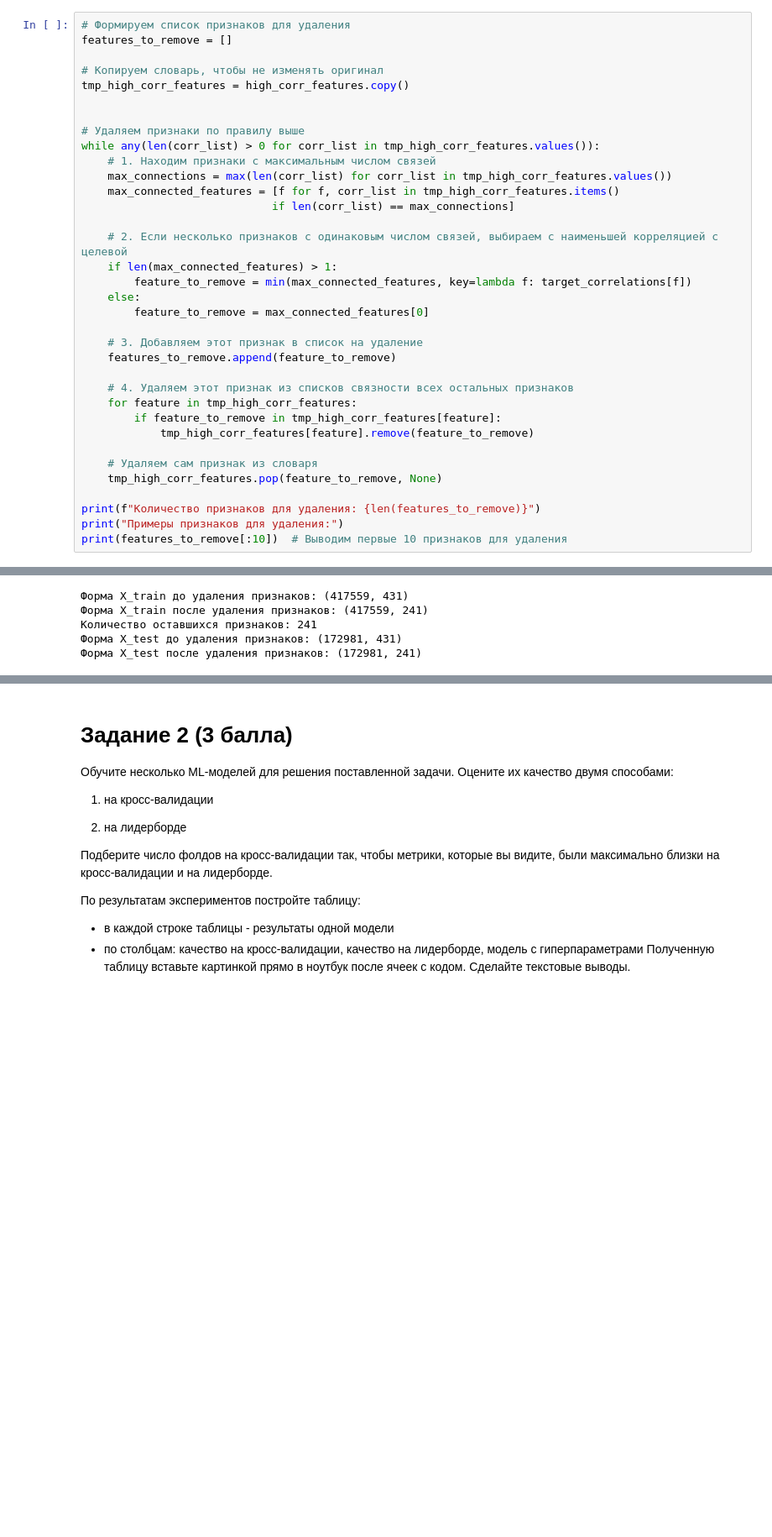
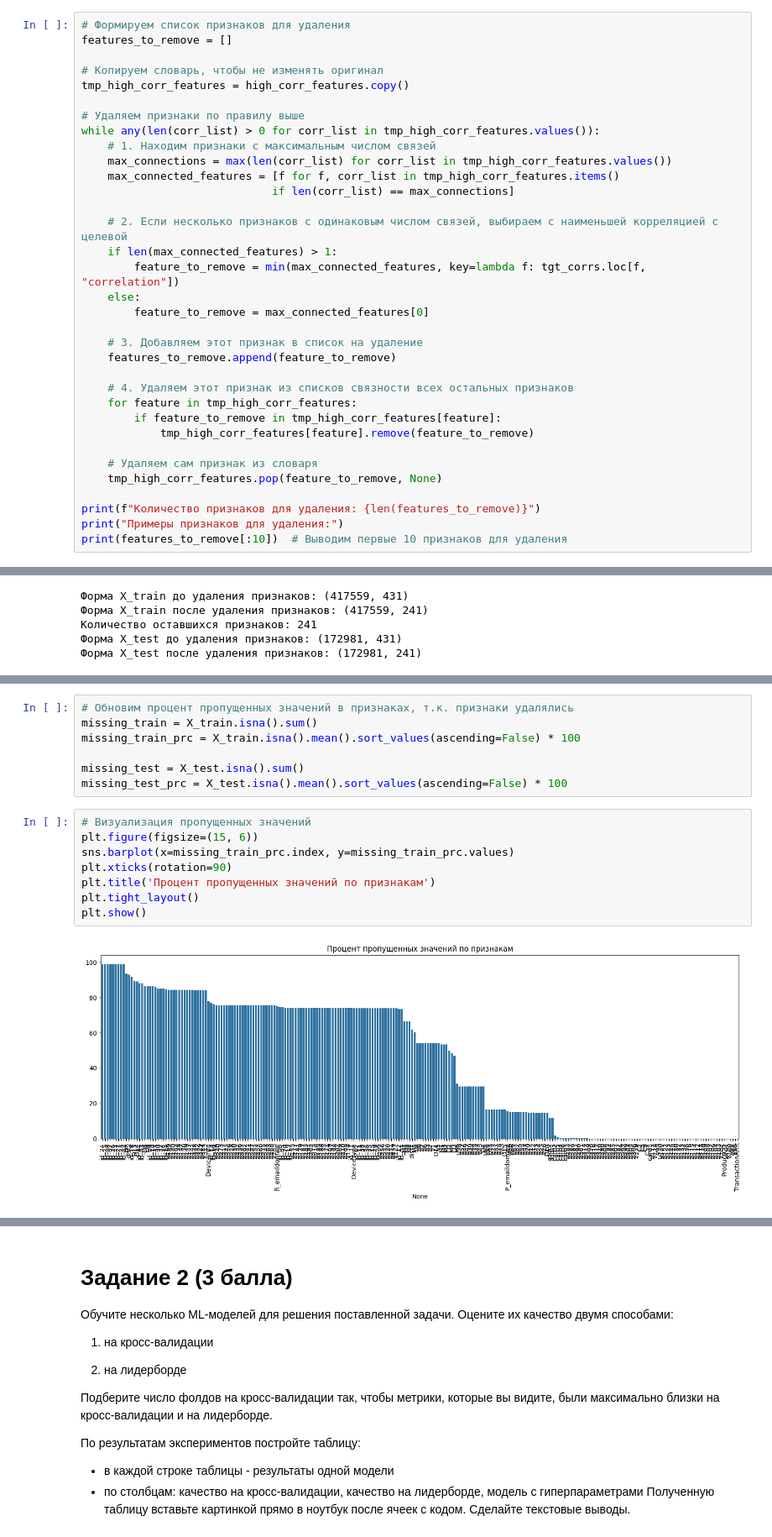
Before and after one commit to psaw/hse-ai24-ml, a Jupyter notebook: hw-7/ML_AI24_HT7.ipynb, the cells around one changed output, grey strips where cells are left out. Shown at 84% size. Saved outputs shown, nothing was run; the diff lists cells and outputs as text; blank space fills up the shorter version.

```diff
--- a/hw-7/ML_AI24_HT7.ipynb
+++ b/hw-7/ML_AI24_HT7.ipynb
@@ -596,7 +680,6 @@ features_to_remove = []
 
 # Копируем словарь, чтобы не изменять оригинал
 tmp_high_corr_features = high_corr_features.copy()
-
 
 # Удаляем признаки по правилу выше
 while any(len(corr_list) > 0 for corr_list in tmp_high_corr_features.values()):
@@ -607,7 +690,7 @@ while any(len(corr_list) > 0 for corr_list in tmp_high_corr_features.values()):
 
     # 2. Если несколько признаков с одинаковым числом связей, выбираем с наименьшей корреляцией с целевой
     if len(max_connected_features) > 1:
-        feature_to_remove = min(max_connected_features, key=lambda f: target_correlations[f])
+        feature_to_remove = min(max_connected_features, key=lambda f: tgt_corrs.loc[f, "correlation"])
     else:
         feature_to_remove = max_connected_features[0]
 
@@ -682,0 +770,17 @@ print('Использование памяти после удаления пр
+# %%
+# Обновим процент пропущенных значений в признаках, т.к. признаки удалялись
+missing_train = X_train.isna().sum()
+missing_train_prc = X_train.isna().mean().sort_values(ascending=False) * 100
+
+missing_test = X_test.isna().sum()
+missing_test_prc = X_test.isna().mean().sort_values(ascending=False) * 100
+# %%
+# Визуализация пропущенных значений
+plt.figure(figsize=(15, 6))
+sns.barplot(x=missing_train_prc.index, y=missing_train_prc.values)
+plt.xticks(rotation=90)
+plt.title('Процент пропущенных значений по признакам')
+plt.tight_layout()
+plt.show()
+# %% [output]
+[figure, added]
```
Also changed, not shown: parts of 44 cells of this notebook, 1 other file.
